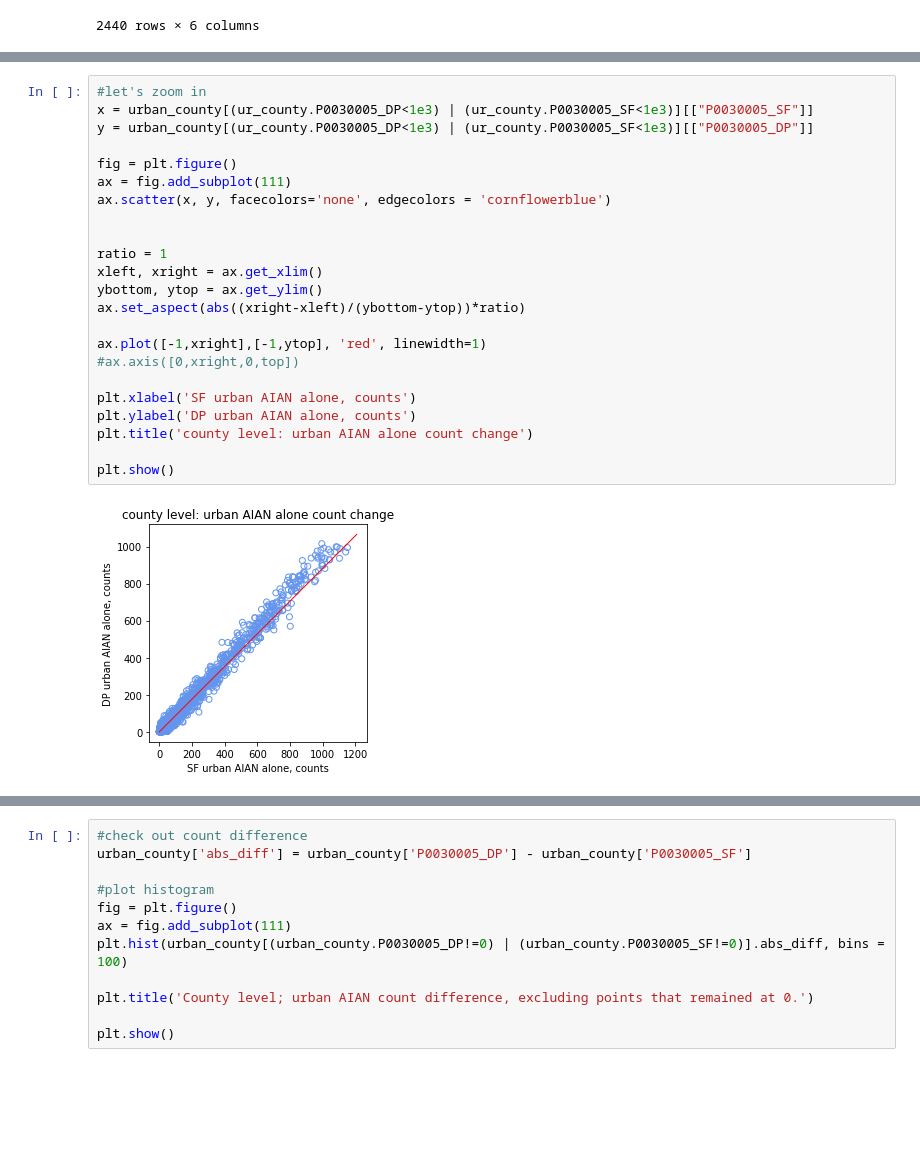
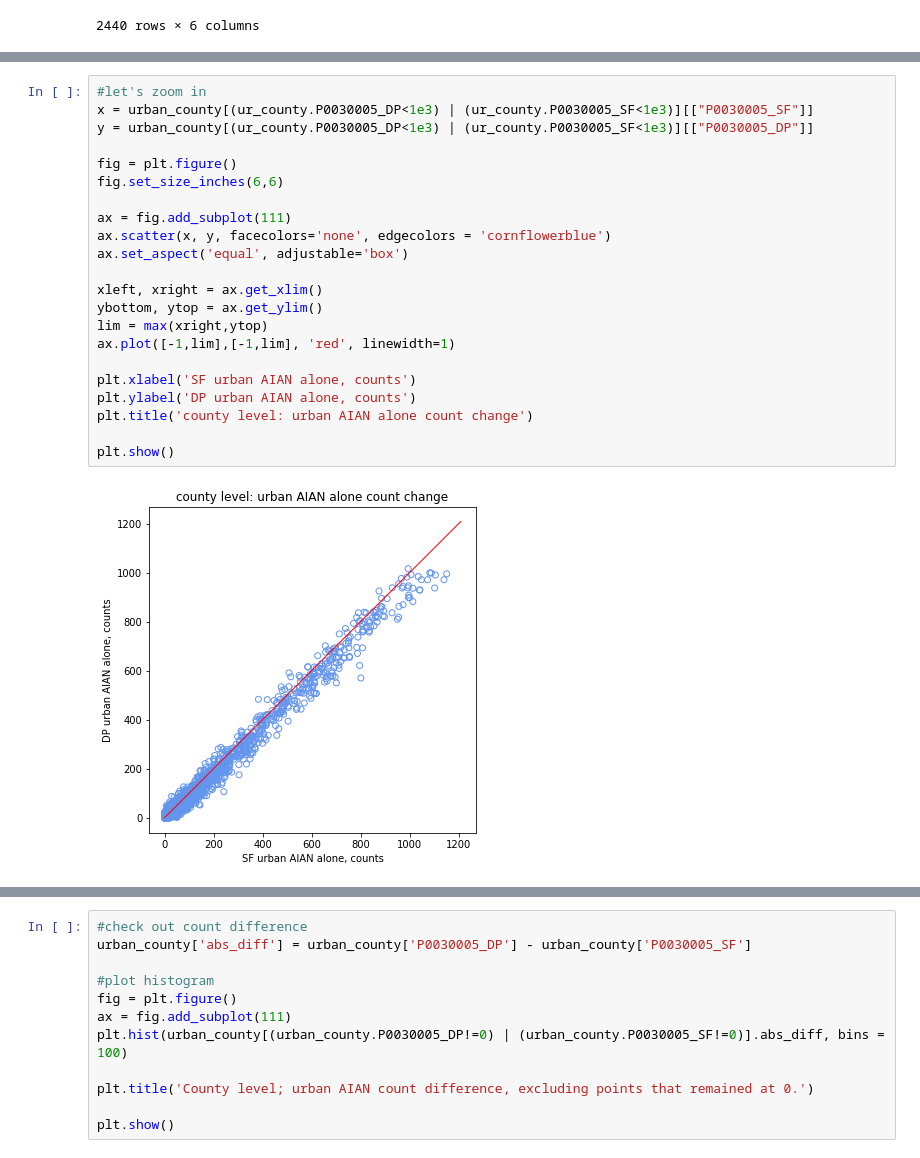
Before and after one commit to beatrixkh/explore_census_2020_dp, a Jupyter notebook: 2020_census_look_for_urban_AIAN_bias.ipynb, the cells around one changed output, grey strips where cells are left out. Cells and saved outputs as stored; diff of their text form; blank space fills up the shorter version.

```diff
--- a/2020_census_look_for_urban_AIAN_bias.ipynb
+++ b/2020_census_look_for_urban_AIAN_bias.ipynb
@@ -221,25 +222,24 @@ plt.show()
 # %%
 #let's zoom in
 x = urban_county[(ur_county.P0030005_DP<1e3) | (ur_county.P0030005_SF<1e3)][["P0030005_SF"]]
 y = urban_county[(ur_county.P0030005_DP<1e3) | (ur_county.P0030005_SF<1e3)][["P0030005_DP"]]
 
 fig = plt.figure()
+fig.set_size_inches(6,6)
+
 ax = fig.add_subplot(111)
 ax.scatter(x, y, facecolors='none', edgecolors = 'cornflowerblue')
+ax.set_aspect('equal', adjustable='box')
 
-
-ratio = 1
 xleft, xright = ax.get_xlim()
 ybottom, ytop = ax.get_ylim()
-ax.set_aspect(abs((xright-xleft)/(ybottom-ytop))*ratio)
-
-ax.plot([-1,xright],[-1,ytop], 'red', linewidth=1)
-#ax.axis([0,xright,0,top])
+lim = max(xright,ytop)
+ax.plot([-1,lim],[-1,lim], 'red', linewidth=1)
 
 plt.xlabel('SF urban AIAN alone, counts')
 plt.ylabel('DP urban AIAN alone, counts')
 plt.title('county level: urban AIAN alone count change')
 
 plt.show()
 # %% [output]
-[figure, old version]
+[figure, new version]
```
Also changed, not shown: parts of 9 cells of this notebook.
